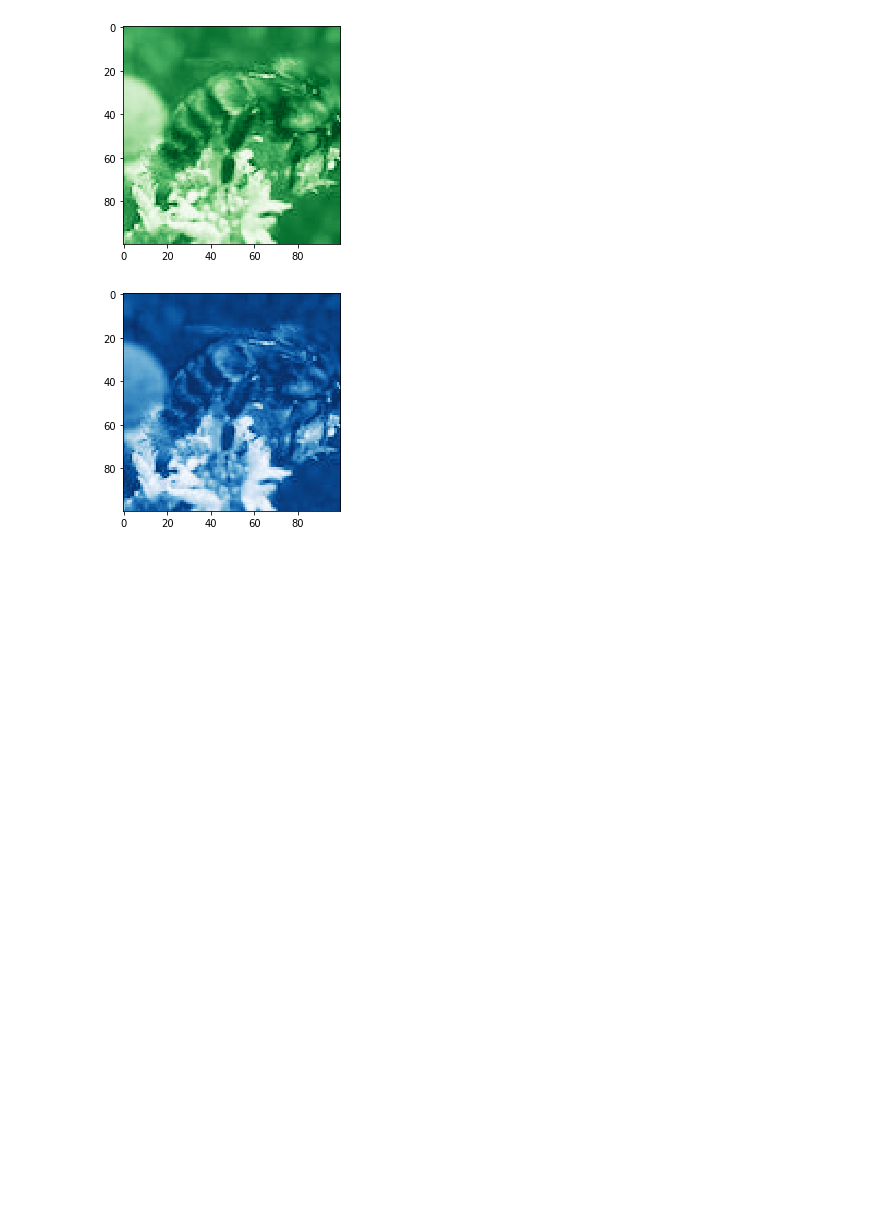
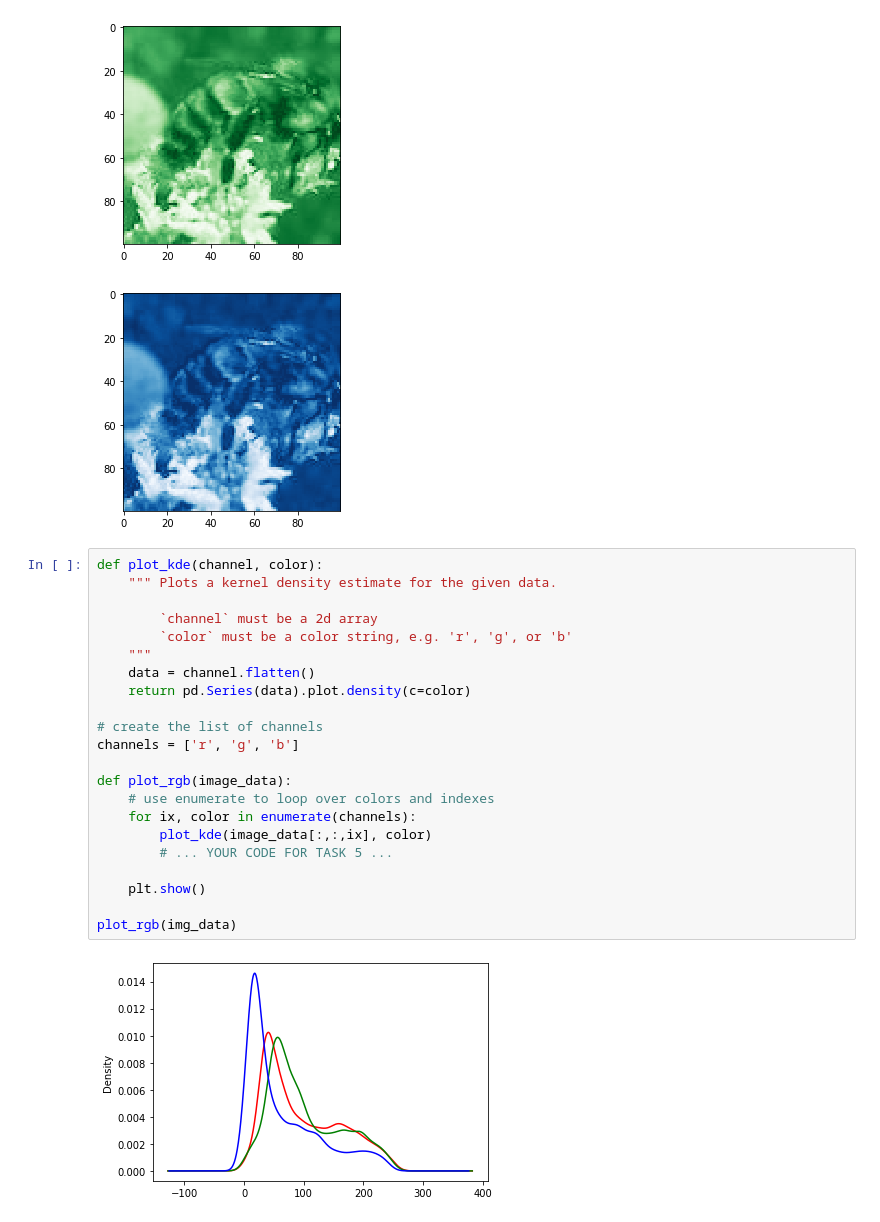
Before and after one commit to CristinaTRico/NBees, a Jupyter notebook: notebook.ipynb, the cells around one changed output. Drawn from its saved outputs; the diff is of its cells as text; blank space fills up the shorter version.

Commit message:
notebook task 5

```diff
--- a/notebook.ipynb
+++ b/notebook.ipynb
@@ -84,3 +84,27 @@ Our NumPy array has the shape: (100, 100, 3)
 [figure]
 [figure]
 [figure]
+# %%
+def plot_kde(channel, color):
+    """ Plots a kernel density estimate for the given data.
+
+        `channel` must be a 2d array
+        `color` must be a color string, e.g. 'r', 'g', or 'b'
+    """
+    data = channel.flatten()
+    return pd.Series(data).plot.density(c=color)
+
+# create the list of channels
+channels = ['r', 'g', 'b']
+
+def plot_rgb(image_data):
+    # use enumerate to loop over colors and indexes
+    for ix, color in enumerate(channels):
+        plot_kde(image_data[:,:,ix], color)
+        # ... YOUR CODE FOR TASK 5 ...
+
+    plt.show()
+
+plot_rgb(img_data)
+# %% [output]
+[figure, added]
```
